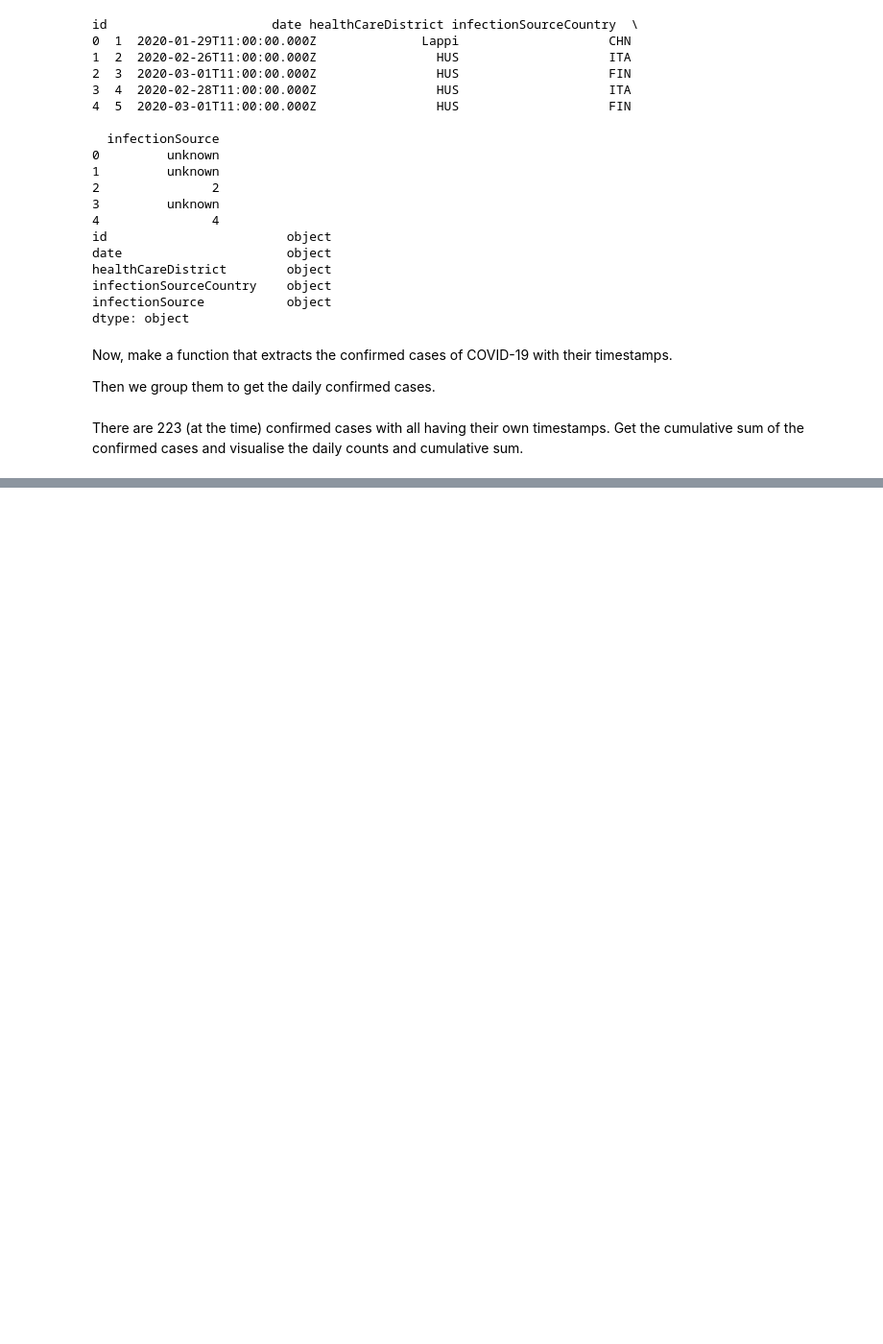
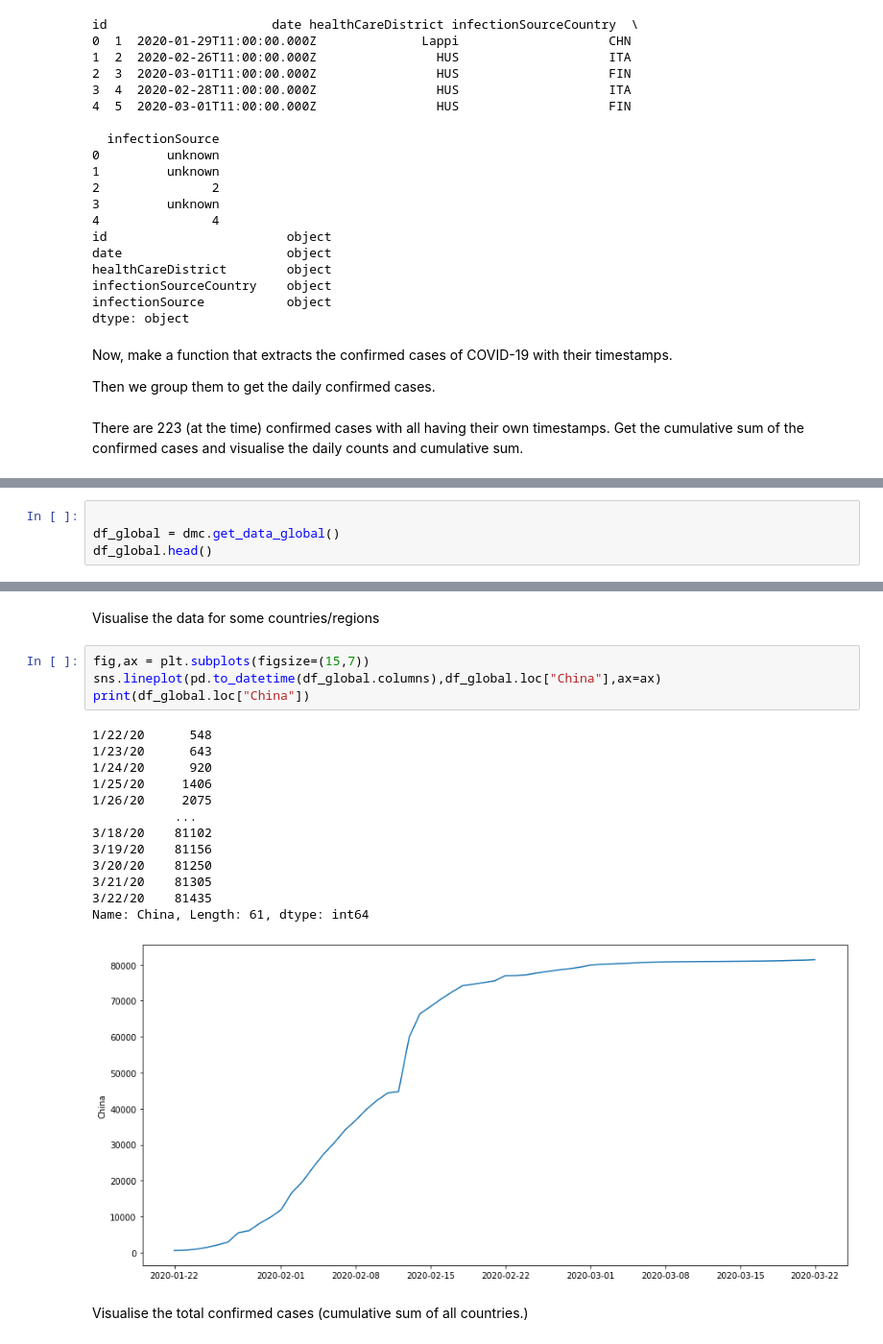
Before and after one commit to johmakinen/COVID-19, a Jupyter notebook: visuals.py.ipynb, the cells around one changed output, grey strips where cells are left out. Shown at 96% size. Drawn from its saved outputs; the diff is of its cells as text; blank space fills up the shorter version.

Commit message:
updated, added global stats

```diff
--- a/visuals.py.ipynb
+++ b/visuals.py.ipynb
@@ -82,0 +105,4 @@ new_dates  count  days_from_beginning  cum_sum
+# %%
+
+df_global = dmc.get_data_global()
+df_global.head()
@@ -82,0 +118,22 @@ new_dates  count  days_from_beginning  cum_sum
+# %% [markdown]
+Visualise the data for some countries/regions
+# %%
+fig,ax = plt.subplots(figsize=(15,7))
+sns.lineplot(pd.to_datetime(df_global.columns),df_global.loc["China"],ax=ax)
+print(df_global.loc["China"])
+# %% [output]
+1/22/20      548
+1/23/20      643
+1/24/20      920
+1/25/20     1406
+1/26/20     2075
+           ...
+3/18/20    81102
+3/19/20    81156
+3/20/20    81250
+3/21/20    81305
+3/22/20    81435
+Name: China, Length: 61, dtype: int64
+[figure, added]
+# %% [markdown]
+Visualise the total confirmed cases (cumulative sum of all countries.)
```
Also changed, not shown: parts of 8 cells of this notebook, 2 other files.
